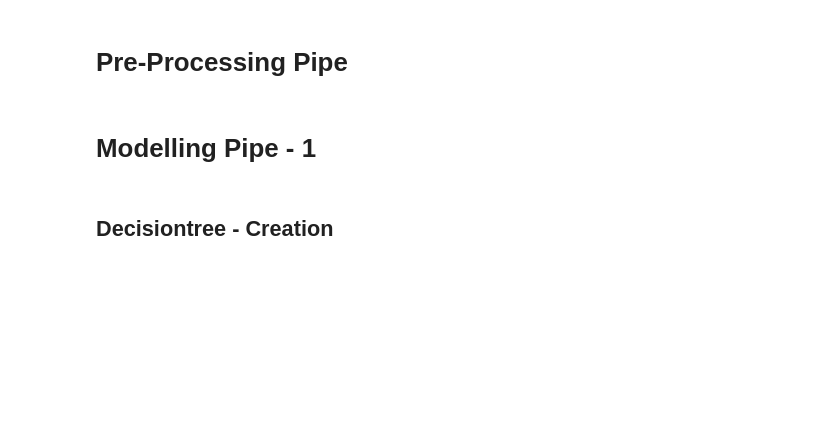
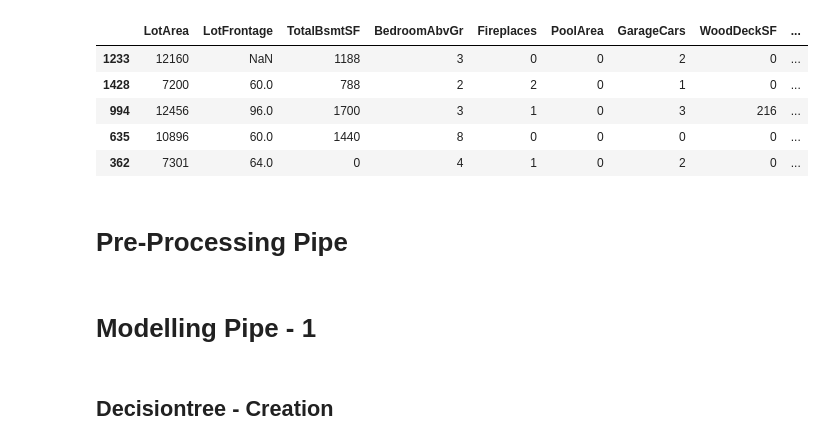
Before and after one commit to FindWhatYou/supervised_learning_project, a Jupyter notebook: spontaneous_submission-challenge.ipynb, the cells around one changed output. Drawn from its saved outputs; the diff is of its cells as text; code cells hidden in the pictures; blank space fills up the shorter version.

```diff
--- a/spontaneous_submission-challenge.ipynb
+++ b/spontaneous_submission-challenge.ipynb
@@ -23,3 +23,6 @@ df.describe()
 | 50% | 9478.500000 | 69.000000 | 991.500000 | 3.000000 | 1.000000 | 0.000000 | 2.000000 | 0.000000 | ... |
 | 75% | 11601.500000 | 80.000000 | 1298.250000 | 3.000000 | 1.000000 | 0.000000 | 2.000000 | 168.000000 | ... |
 | max | 215245.000000 | 313.000000 | 6110.000000 | 8.000000 | 3.000000 | 738.000000 | 4.000000 | 857.000000 | ... |
+# %%
+pd.set_option('display.max_rows', 80)
+df.dtypes
@@ -26,3 +47,12 @@ df.describe()
+# %%
+df.sample(5)
+# %% [output]
+|  | LotArea | LotFrontage | TotalBsmtSF | BedroomAbvGr | Fireplaces | PoolArea | GarageCars | WoodDeckSF | ... |
+| 1233 | 12160 | NaN | 1188 | 3 | 0 | 0 | 2 | 0 | ... |
+| 1428 | 7200 | 60.0 | 788 | 2 | 2 | 0 | 1 | 0 | ... |
+| 994 | 12456 | 96.0 | 1700 | 3 | 1 | 0 | 3 | 216 | ... |
+| 635 | 10896 | 60.0 | 1440 | 8 | 0 | 0 | 0 | 0 | ... |
+| 362 | 7301 | 64.0 | 0 | 4 | 1 | 0 | 2 | 0 | ... |
 # %% [markdown]
 # Pre-Processing Pipe
 # %%
```
Also changed, not shown: parts of 8 cells of this notebook.
